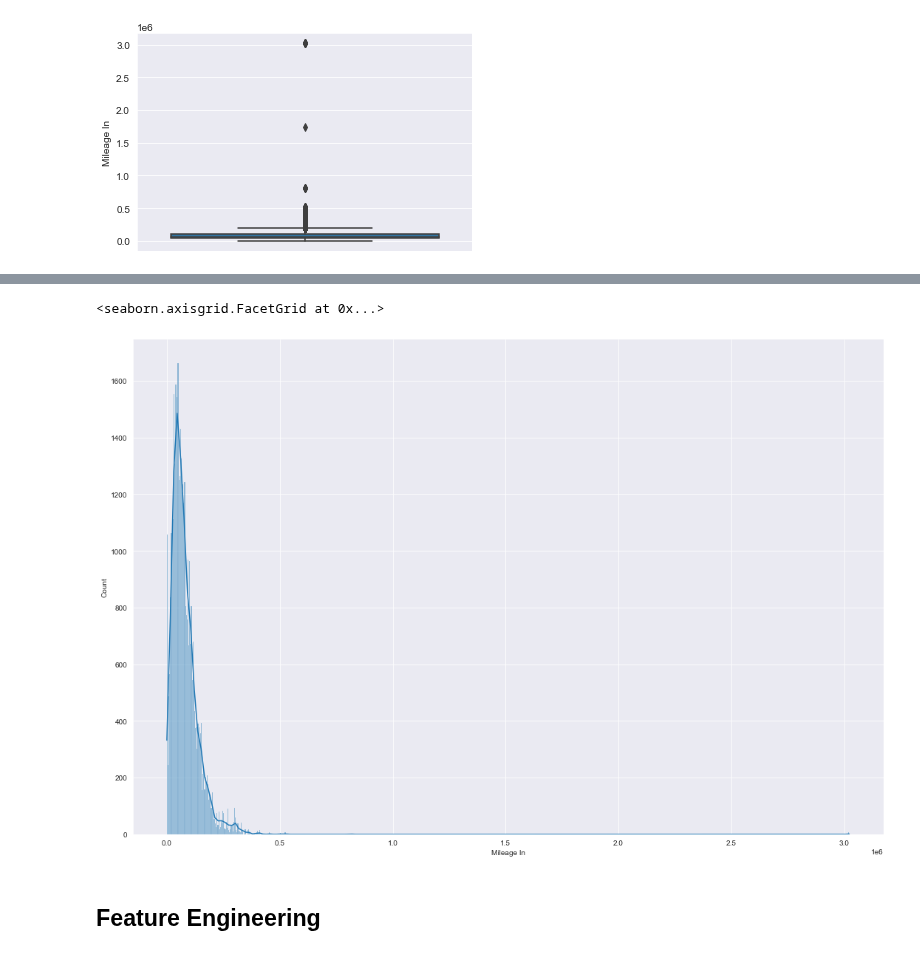
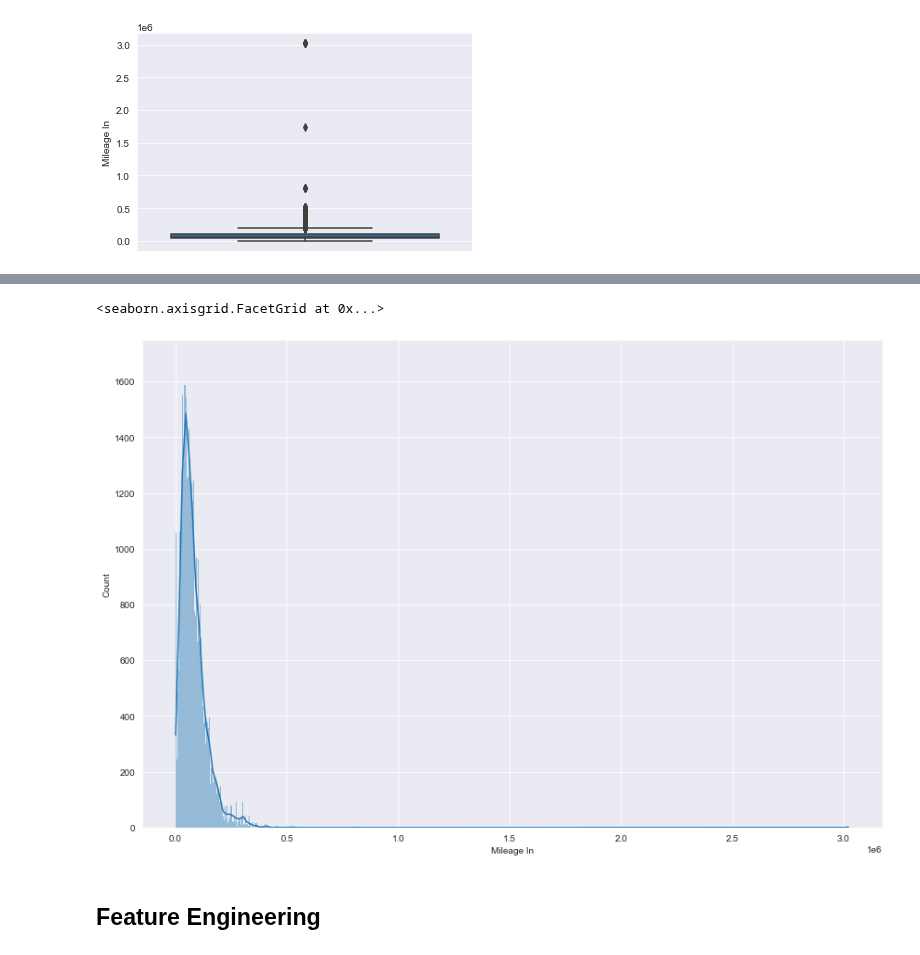
Before and after one commit to just-paul/capstone-autoserved, a Jupyter notebook: Capstone Data Cleaning.ipynb, the cells around one changed output, grey strips where cells are left out. Cells and saved outputs as stored; diff of their text form; code cells hidden in the pictures.

```diff
--- a/Capstone Data Cleaning.ipynb
+++ b/Capstone Data Cleaning.ipynb
@@ -441,10 +439,10 @@ df.loc[df['Mileage In'] < 1000,'Mileage In'].value_counts()
 990      1
 Name: Mileage In, dtype: int64
 # %%
-sns.displot(data = df[np.isfinite(df['Mileage In'])], x = 'Mileage In', kde = True, height = 10, aspect = 1.5)
+sns.displot(data = df[np.isfinite(df['Mileage In'])], x = 'Mileage In', kde = True, height = 8, aspect = 1.5)
 # %% [output]
 <seaborn.axisgrid.FacetGrid at 0x...>
-[figure, old version]
+[figure, new version]
 # %% [markdown]
 ## Feature Engineering
 # %%
```
Also changed, not shown: parts of 36 cells of this notebook, 2 other files.
